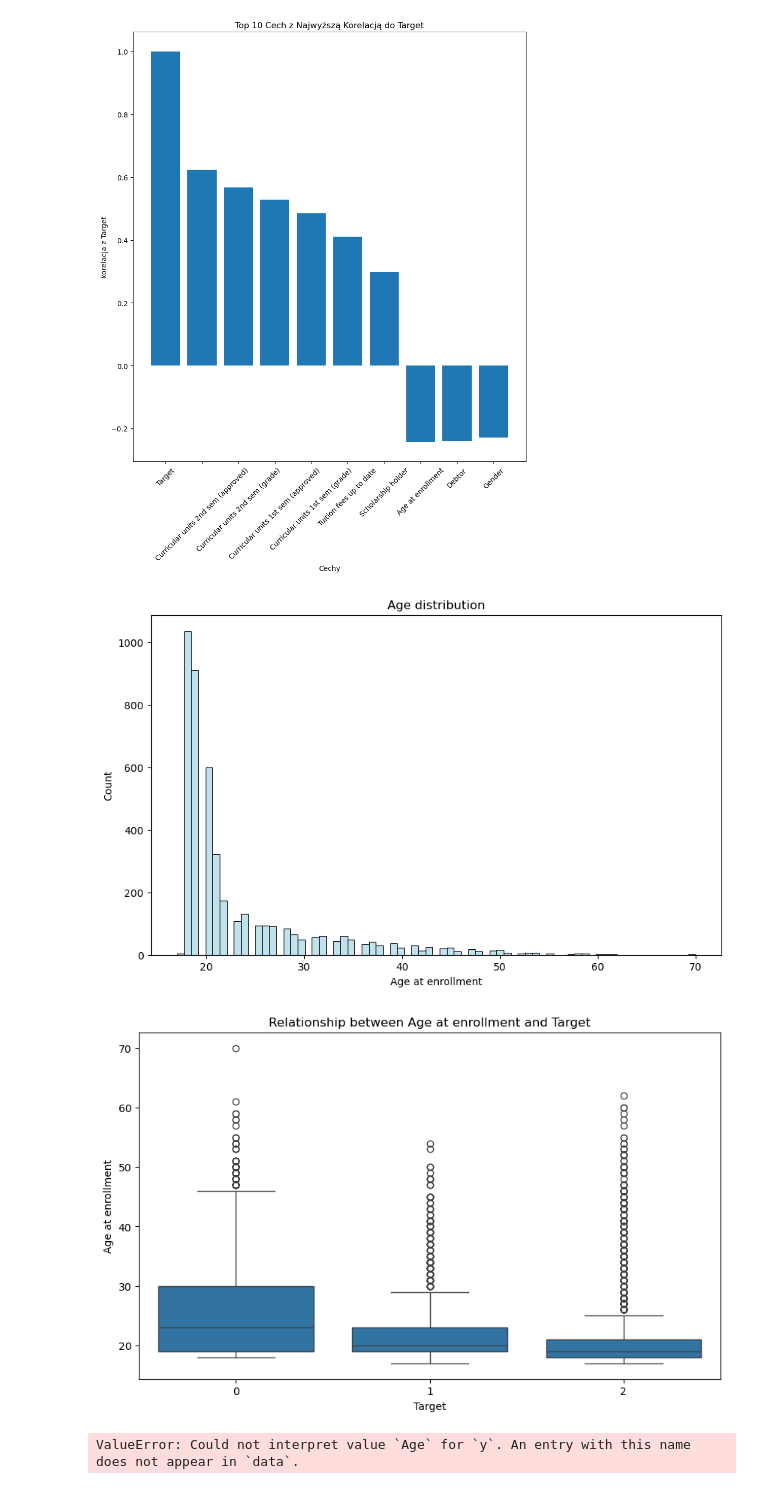
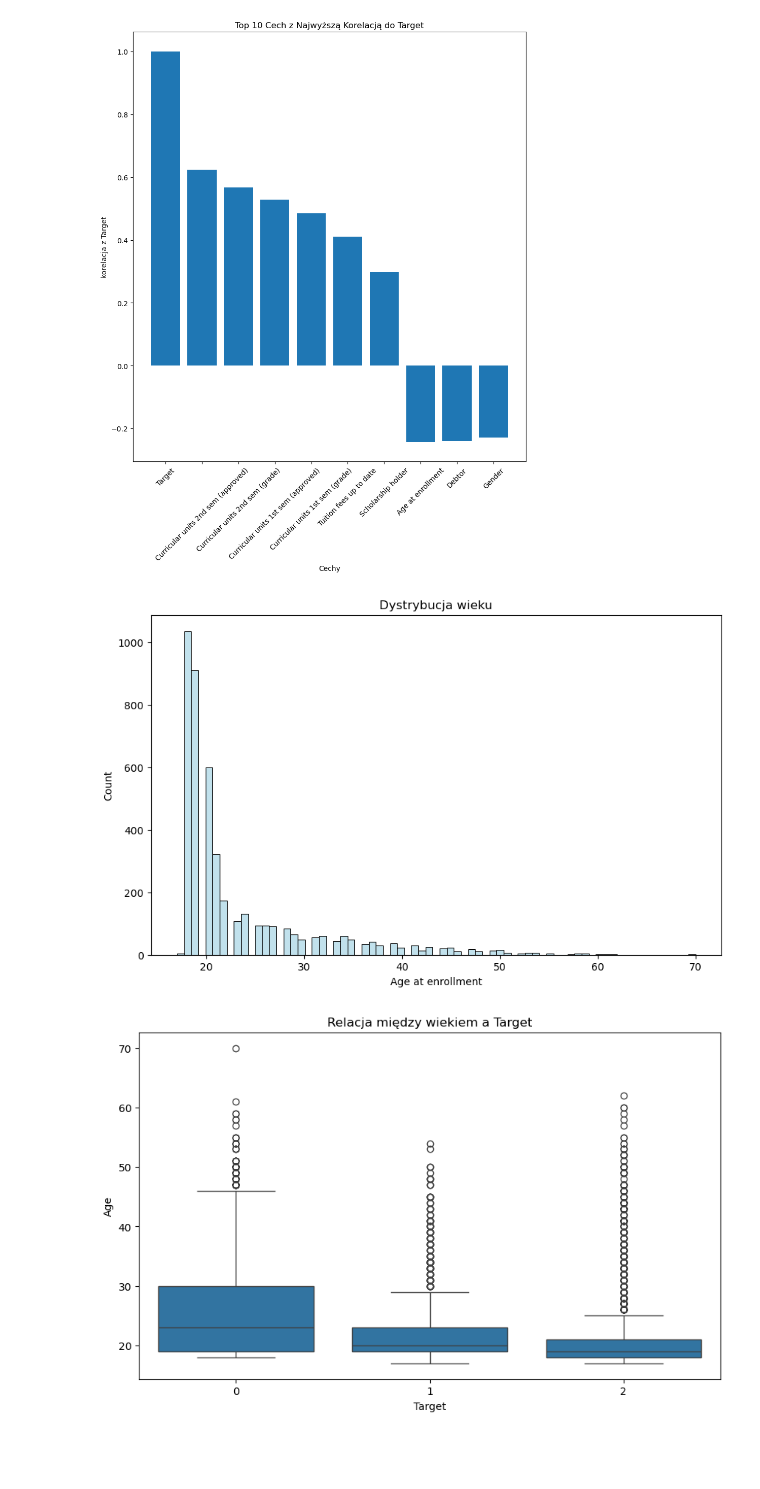
Before and after one commit to BladyWlodek/ProjektPMiNAI, a Jupyter notebook: model.ipynb, the cells around one changed output. Drawn from its saved outputs; the diff is of its cells as text; code cells hidden in the pictures; blank space fills up the shorter version.

```diff
--- a/model.ipynb
+++ b/model.ipynb
@@ -213,38 +213,21 @@ plt.show()
 # %% [output]
 [figure]
 # %%
-try:
 
-    fig = px.histogram(new_data, x='Age at enrollment', color_discrete_sequence=['lightblue'])
-    fig.show()
-except Exception:
-    import matplotlib.pyplot as plt
-    import seaborn as sns
-    plt.figure(figsize=(10,6))
-    sns.histplot(new_data['Age at enrollment'], color='lightblue', kde=False)
-    plt.xlabel('Age at enrollment')
-    plt.title('Age distribution')
-    plt.show()
+plt.figure(figsize=(10,6))
+sns.histplot(new_data['Age at enrollment'], color='lightblue', kde=False)
+plt.xlabel('Age at enrollment')
+plt.title('Dystrybucja wieku')
+plt.show()
 # %% [output]
-[figure, old version]
+[figure, new version]
 # %%
 
 plt.figure(figsize=(10, 6))
 sns.boxplot(x='Target', y='Age at enrollment', data=new_data)
 plt.xlabel('Target')
-plt.ylabel('Age at enrollment')
-plt.title('Relationship between Age at enrollment and Target')
-plt.figure(figsize=(10, 6))
-sns.boxplot(x='Target', y='Age at enrollment', data=new_data)
-plt.xlabel('Target')
-plt.ylabel('Age at enrollment')
-plt.title('Relationship between Age at enrollment and Target')
+plt.ylabel('Age')
+plt.title('Relacja między wiekiem a Target')
 plt.show()
-sns.boxplot(x='Target', y='Age', data=new_data)
-plt.xlabel('Target')
-plt.ylabel('Age')
-plt.title('Relationship between Age and Target')
-plt.show()
 # %% [output]
-[figure, old version]
+[figure, new version]
-ValueError: Could not interpret value `Age` for `y`. An entry with this name does not appear in `data`.
```
Also changed, not shown: parts of 2 cells of this notebook.
